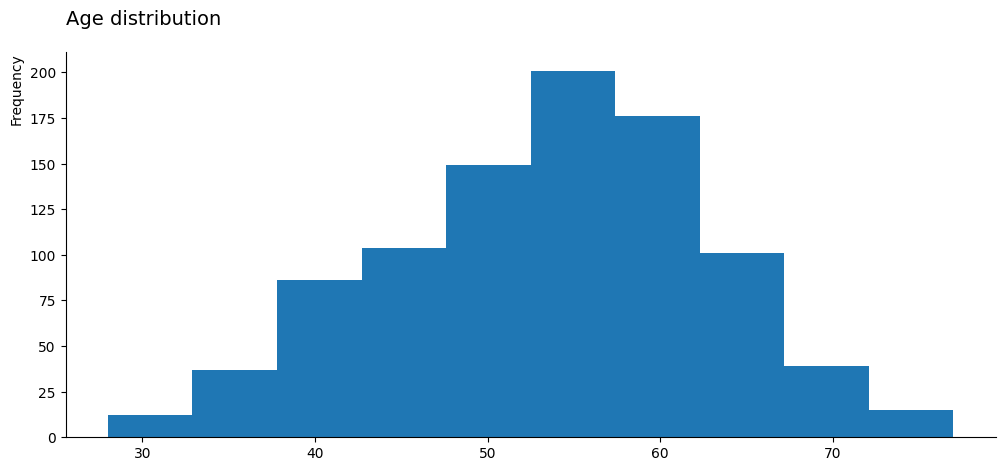
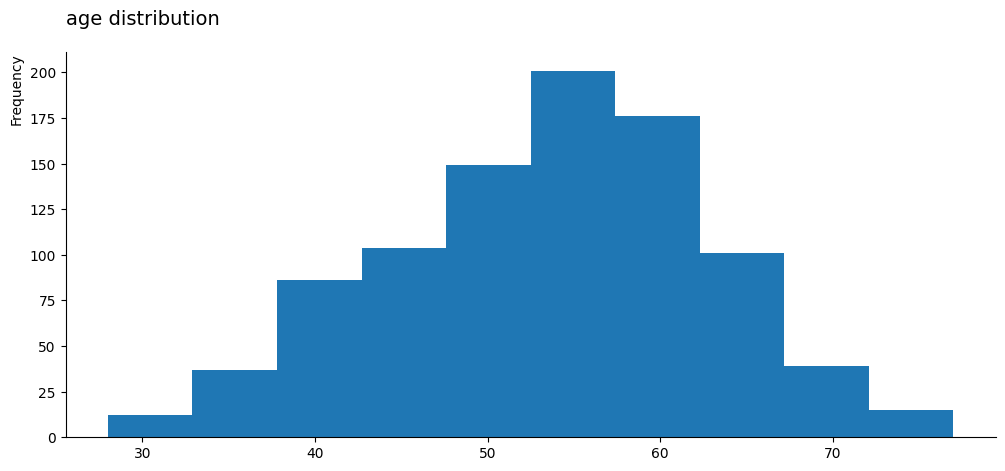
Code edit (unified diff) that turned the first committed figure into the second:
--- before
+++ after
@@ -1,5 +1,16 @@
-ax = df["age"].plot(kind="hist", bins=10, figsize=(12, 5))
-ax.set_title("Age distribution", fontsize=14, loc="left", pad=20)
-ax.set_ylabel("Frequency", loc="top")
-ax.spines["top"].set_visible(False)
-ax.spines["right"].set_visible(False)
+from matplotlib import pyplot as plt
+
+discrete_cols = [
+    col for col in df.columns
+    if df[col].dtype != "object"
+    and col not in ["id"]
+]
+
+for col in discrete_cols:
+    bins = min(10, df[col].nunique())
+    ax = df[col].plot(kind="hist", bins=bins, figsize=(12, 5))
+    ax.set_title(f"{col} distribution", fontsize=14, loc="left", pad=20)
+    ax.set_ylabel("Frequency", loc="top")
+    ax.spines["top"].set_visible(False)
+    ax.spines["right"].set_visible(False)
+    plt.show()

Commit: Implement initial structure for code changes